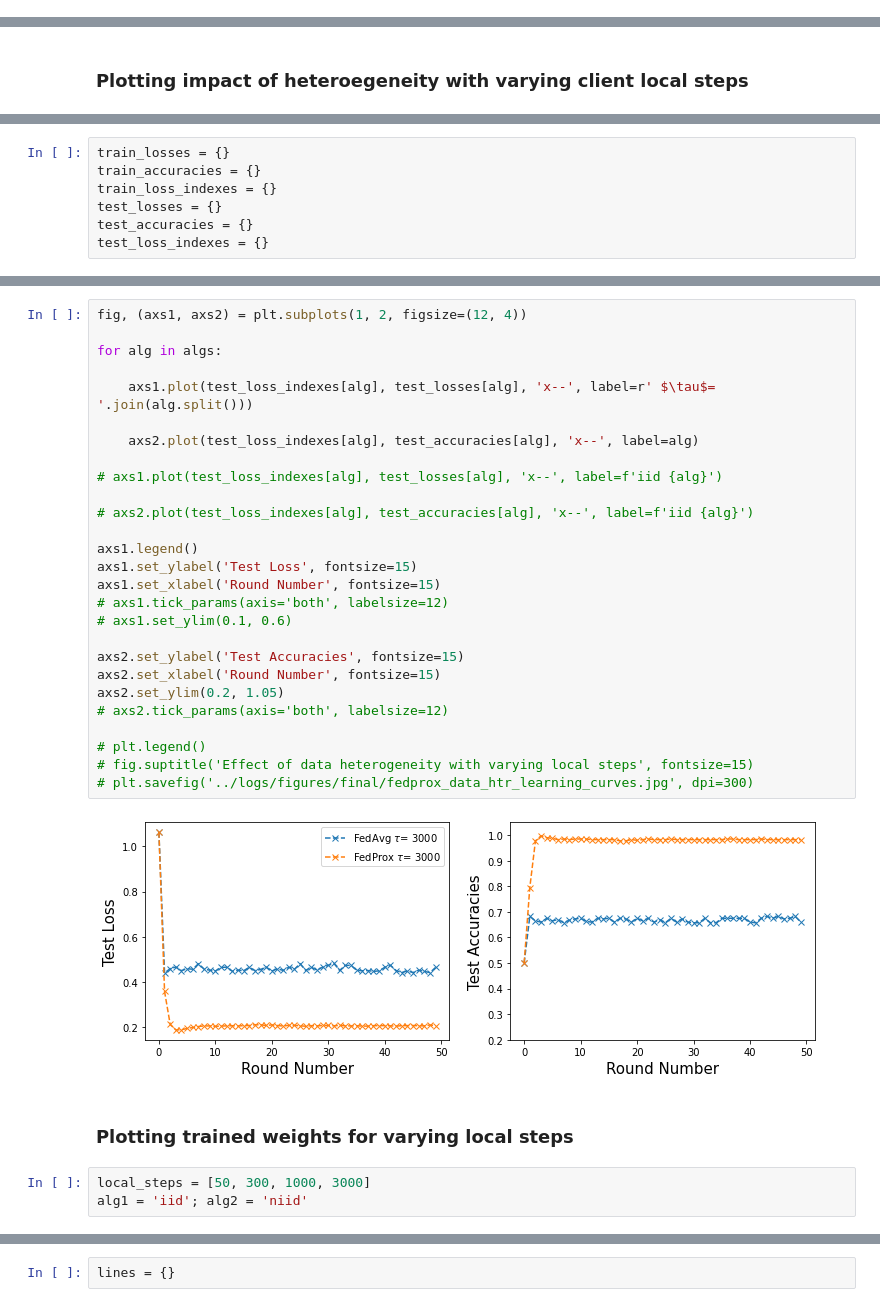
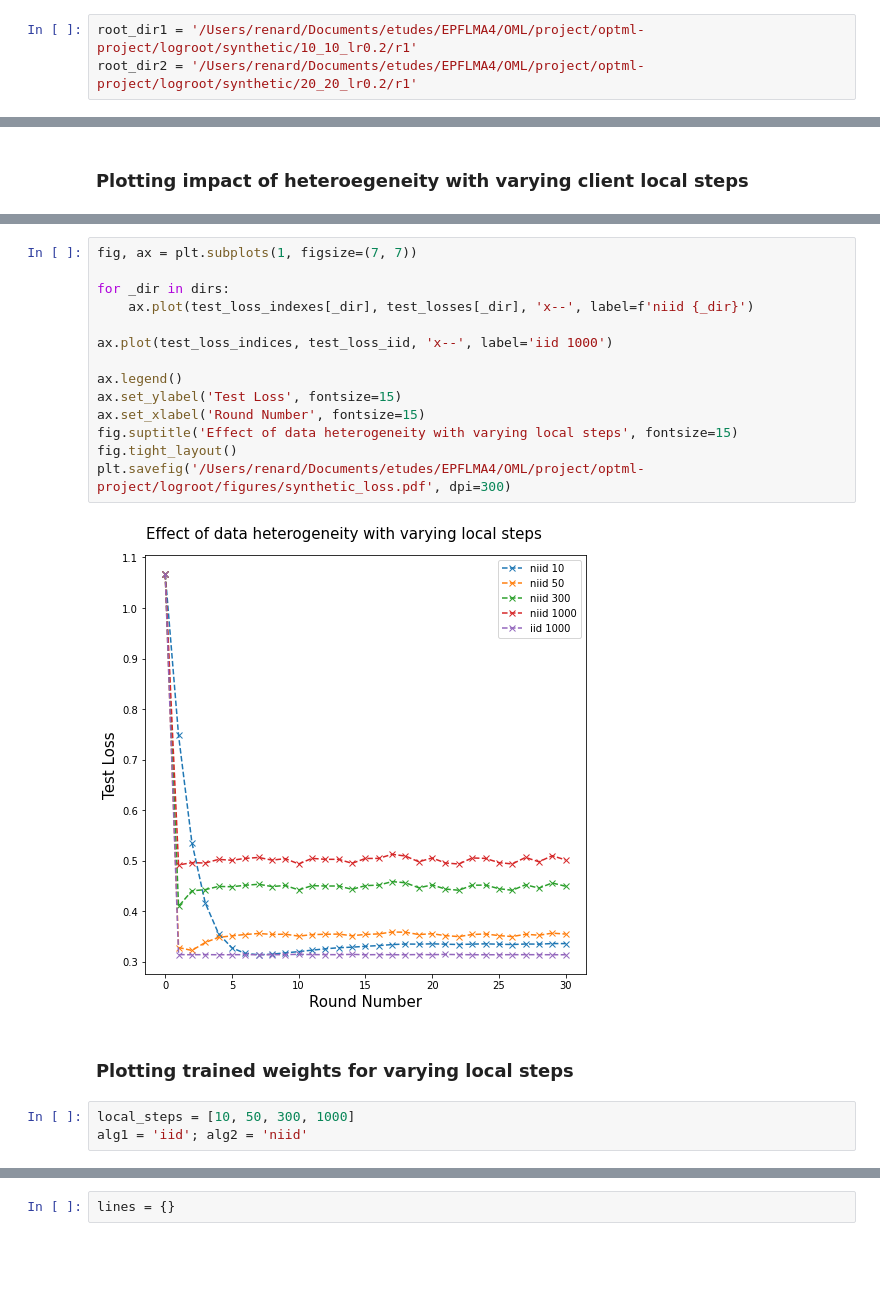
Before and after one commit to akash-07/optml-project, a Jupyter notebook: fedavg/src_synthetic/plotter.ipynb, the cells around one changed output, grey strips where cells are left out. Cells and saved outputs as stored; diff of their text form; blank space fills up the shorter version.

```diff
--- a/fedavg/src_synthetic/plotter.ipynb
+++ b/fedavg/src_synthetic/plotter.ipynb
@@ -8,3 +5,6 @@ root_dir2 = '/mnt/nfs/dhasade/optml/logs/fedprox/synthetic/2_2_lr0.2/r1'
+# %%
+root_dir1 = '/Users/renard/Documents/etudes/EPFLMA4/OML/project/optml-project/logroot/synthetic/10_10_lr0.2/r1'
+root_dir2 = '/Users/renard/Documents/etudes/EPFLMA4/OML/project/optml-project/logroot/synthetic/20_20_lr0.2/r1'
 # %%
 alg1, alg2 = 'fedavg', 'fedprox'
 # %%
@@ -160,7 +162,0 @@ algs = ['FedAvg 3000', 'FedProx 3000']
-# %%
-train_losses = {}
-train_accuracies = {}
-train_loss_indexes = {}
-test_losses = {}
-test_accuracies = {}
-test_loss_indexes = {}
@@ -190,36 +204,23 @@ for alg, root_dir in zip(algs, dirs):
-# %%
-fig, (axs1, axs2) = plt.subplots(1, 2, figsize=(12, 4))
-
-for alg in algs:
-
-    axs1.plot(test_loss_indexes[alg], test_losses[alg], 'x--', label=r' $\tau$= '.join(alg.split()))
-
-    axs2.plot(test_loss_indexes[alg], test_accuracies[alg], 'x--', label=alg)
-
-# axs1.plot(test_loss_indexes[alg], test_losses[alg], 'x--', label=f'iid {alg}')
-
-# axs2.plot(test_loss_indexes[alg], test_accuracies[alg], 'x--', label=f'iid {alg}')
-
-axs1.legend()
-axs1.set_ylabel('Test Loss', fontsize=15)
-axs1.set_xlabel('Round Number', fontsize=15)
-# axs1.tick_params(axis='both', labelsize=12)
-# axs1.set_ylim(0.1, 0.6)
-
-axs2.set_ylabel('Test Accuracies', fontsize=15)
-axs2.set_xlabel('Round Number', fontsize=15)
-axs2.set_ylim(0.2, 1.05)
-# axs2.tick_params(axis='both', labelsize=12)
-
-# plt.legend()
-# fig.suptitle('Effect of data heterogeneity with varying local steps', fontsize=15)
-# plt.savefig('../logs/figures/final/fedprox_data_htr_learning_curves.jpg', dpi=300)
-# %% [output]
-[figure, removed]
+# %%
+fig, ax = plt.subplots(1, figsize=(7, 7))
+
+for _dir in dirs:
+    ax.plot(test_loss_indexes[_dir], test_losses[_dir], 'x--', label=f'niid {_dir}')
+
+ax.plot(test_loss_indices, test_loss_iid, 'x--', label='iid 1000')
+
+ax.legend()
+ax.set_ylabel('Test Loss', fontsize=15)
+ax.set_xlabel('Round Number', fontsize=15)
+fig.suptitle('Effect of data heterogeneity with varying local steps', fontsize=15)
+fig.tight_layout()
+plt.savefig('/Users/renard/Documents/etudes/EPFLMA4/OML/project/optml-project/logroot/figures/synthetic_loss.pdf', dpi=300)
+# %% [output]
+[figure, added]
 # %% [markdown]
 ### Plotting trained weights for varying local steps
 # %%
-local_steps = [50, 300, 1000, 3000]
+local_steps = [10, 50, 300, 1000]
 alg1 = 'iid'; alg2 = 'niid'
 # %%
 keras_model = get_perceptron()
```
Also changed, not shown: parts of 32 cells of this notebook, 4 other files.
